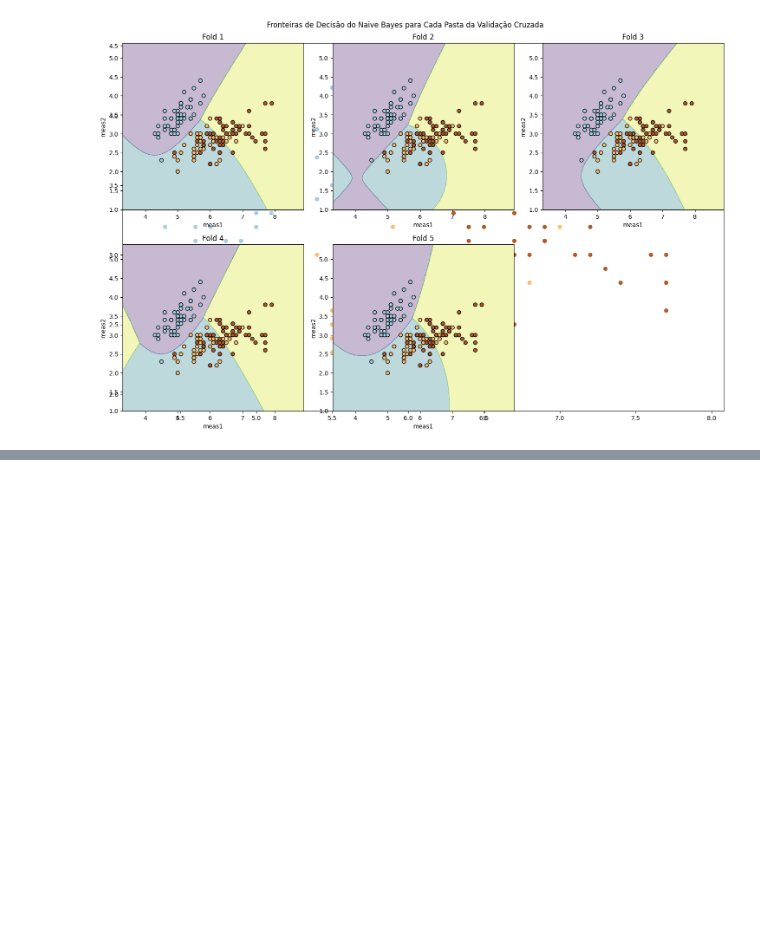
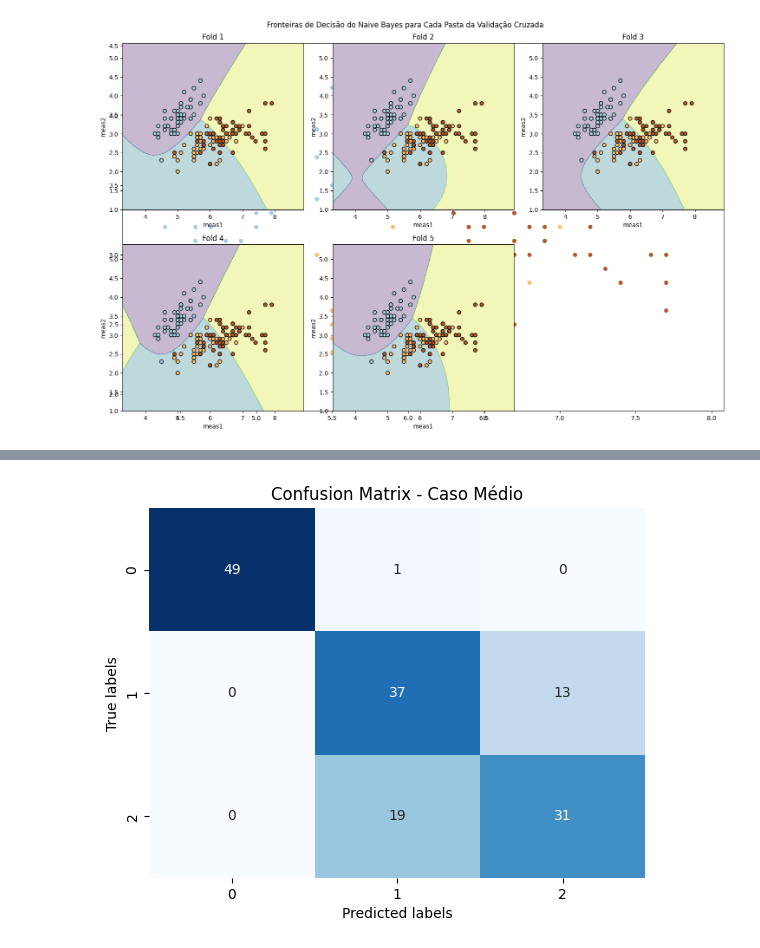
Before and after one commit to dgavieira/naive-bayes, a Jupyter notebook: notebooks/baseline.ipynb, the cells around one changed output, grey strips where cells are left out. Cells and saved outputs as stored; diff of their text form; code cells hidden in the pictures; blank space fills up the shorter version.

```diff
--- a/notebooks/baseline.ipynb
+++ b/notebooks/baseline.ipynb
@@ -415,0 +485,14 @@ for i, (train_index, test_index) in enumerate(kf.split(X)):
+# %%
+import seaborn as sns
+import matplotlib.pyplot as plt
+
+# Plotar a matriz de confusão
+plt.figure()
+sns.heatmap(cm, annot=True, fmt='d', cmap='Blues', cbar=False)
+plt.xlabel('Predicted labels')
+plt.ylabel('True labels')
+plt.title('Confusion Matrix - Caso Médio')
+plt.savefig('confusion_matrix_caso_medio.png', bbox_inches='tight')
+plt.show()
+# %% [output]
+[figure, added]
```
Also changed, not shown: parts of 2 cells of this notebook, 2 other files.
